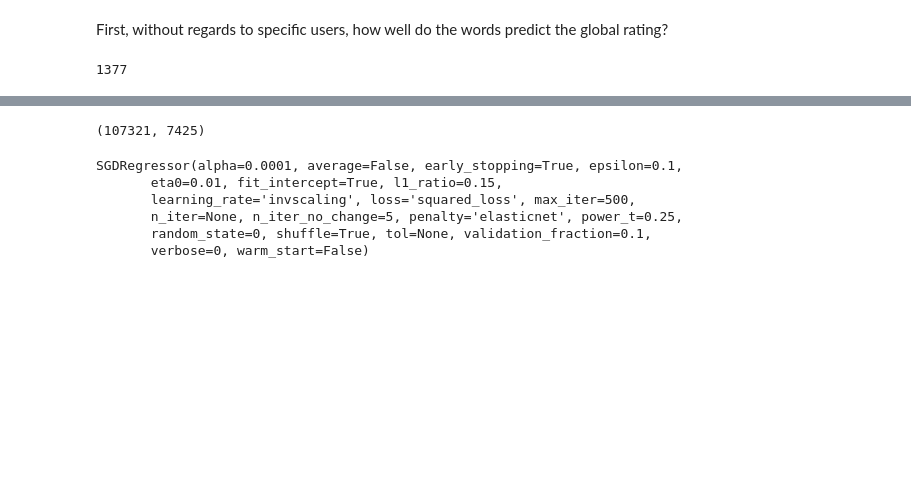
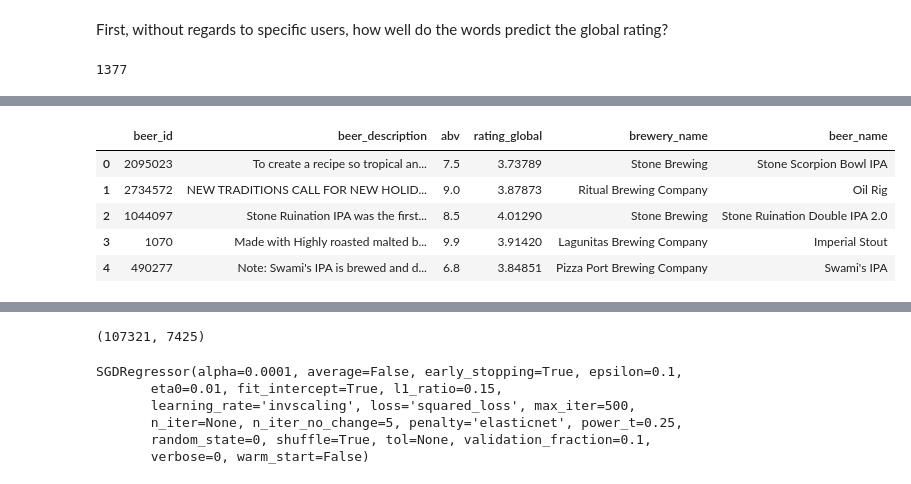
Before and after one commit to ebhtra/springboard, a Jupyter notebook: capstone_1/DescriptionNLP.ipynb, the cells around one changed output, grey strips where cells are left out. Saved outputs shown, nothing was run; the diff lists cells and outputs as text; code cells hidden in the pictures; blank space fills up the shorter version.

```diff
--- a/capstone_1/DescriptionNLP.ipynb
+++ b/capstone_1/DescriptionNLP.ipynb
@@ -95,0 +96,5 @@ descrips['rating_global'] = descrips.beer_id.map(dict(checkins.groupby('beer_id'
+# %%
+by_beer = checkins.groupby('beer_id')
+
+descrips['abv'] = descrips.beer_id.map(dict(by_beer['abv'].mean()))
+descrips['rating_global'] = descrips.beer_id.map(dict(by_beer['rating_global'].mean()))
@@ -105,0 +131,13 @@ descrips.shape
+# %%
+descrips['brewery_name'] = descrips.beer_id.map(dict(checkins.groupby('beer_id')['brewery_name'].max(key=len)))
+# %%
+descrips['beer_name'] = descrips.beer_id.map(dict(checkins.groupby('beer_id')['beer_name'].max(key=len)))
+# %%
+descrips.head()
+# %% [output]
+|  | beer_id | beer_description | abv | rating_global | brewery_name | beer_name |
+| 0 | 2095023 | To create a recipe so tropical an... | 7.5 | 3.73789 | Stone Brewing | Stone Scorpion Bowl IPA |
+| 1 | 2734572 | NEW TRADITIONS CALL FOR NEW HOLID... | 9.0 | 3.87873 | Ritual Brewing Company | Oil Rig |
+| 2 | 1044097 | Stone Ruination IPA was the first... | 8.5 | 4.01290 | Stone Brewing | Stone Ruination Double IPA 2.0 |
+| 3 | 1070 | Made with Highly roasted malted b... | 9.9 | 3.91420 | Lagunitas Brewing Company | Imperial Stout |
+| 4 | 490277 | Note: Swami's IPA is brewed and d... | 6.8 | 3.84851 | Pizza Port Brewing Company | Swami's IPA |
```
Also changed, not shown: parts of 49 cells of this notebook.
